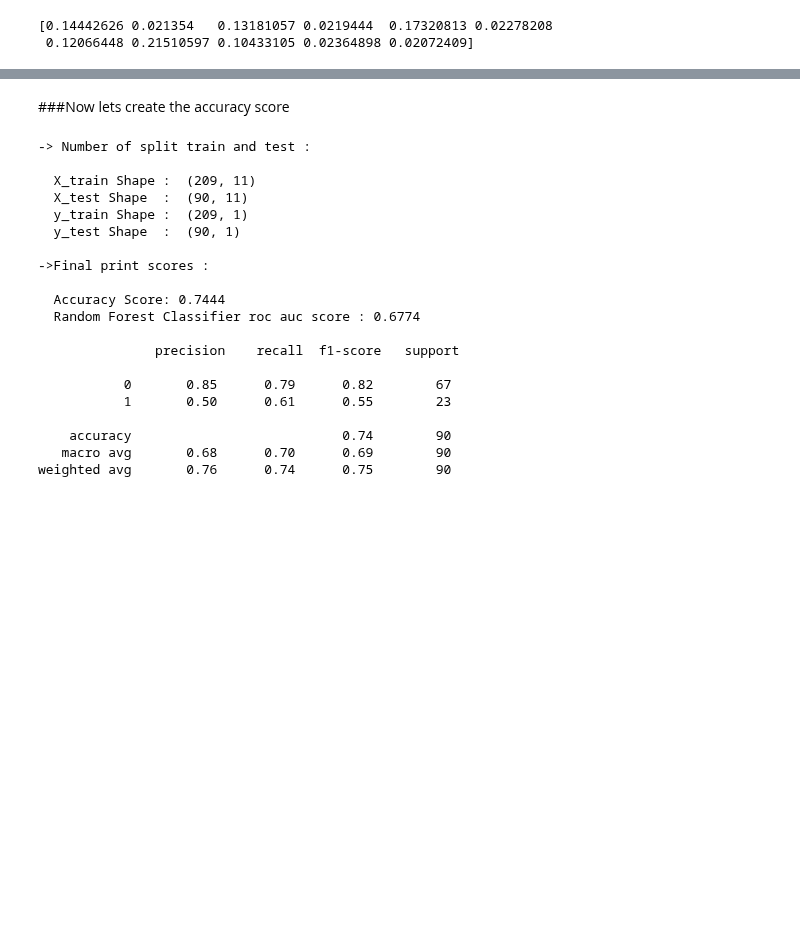
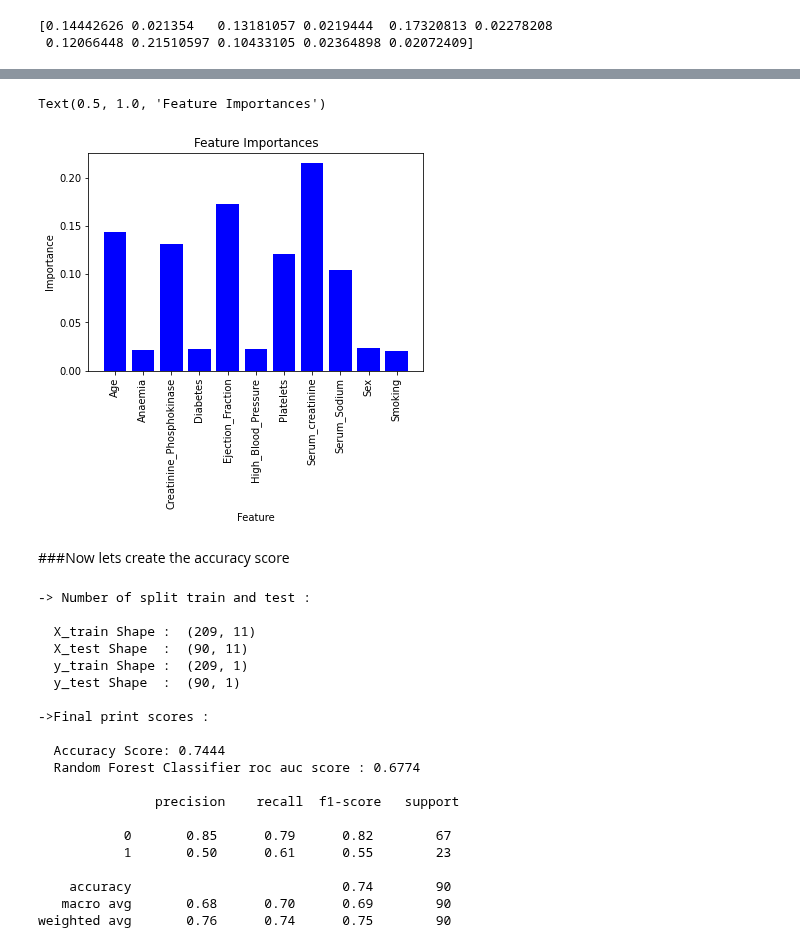
Before and after one commit to spros1/HeartFailureAnalysis, a Jupyter notebook: ExcerA_Heart_Failure.ipynb, the cells around one changed output, grey strips where cells are left out. Drawn from its saved outputs; the diff is of its cells as text; code cells hidden in the pictures; blank space fills up the shorter version.

```diff
--- a/ExcerA_Heart_Failure.ipynb
+++ b/ExcerA_Heart_Failure.ipynb
@@ -261,3 +264,16 @@ plt.show()
+# %%
+## and in similar visual
+importances = list(model.feature_importances_)
+scaled_data_col_name = list(x.columns.to_numpy())
+
+plt.bar(scaled_data_col_name , importances, color='blue')
+plt.xticks(ticks = scaled_data_col_name, labels = scaled_data_col_name, rotation = 'vertical')
+plt.ylabel('Importance')
+plt.xlabel('Feature')
+plt.title('Feature Importances')
+# %% [output]
+Text(0.5, 1.0, 'Feature Importances')
+[figure, added]
 # %% [markdown]
 ###Now lets create the accuracy score
 # %%
```
Also changed, not shown: parts of 4 cells of this notebook.
